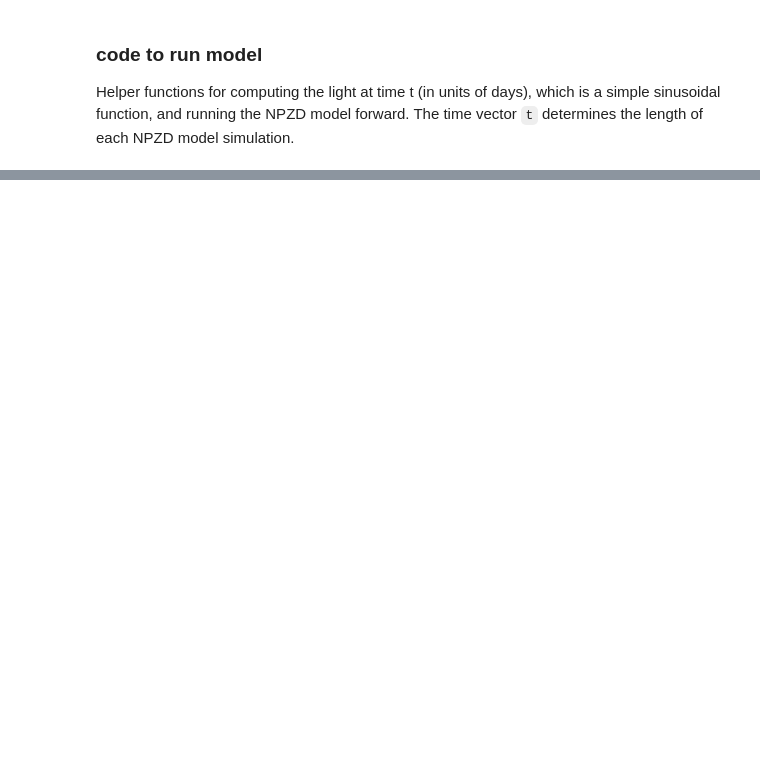
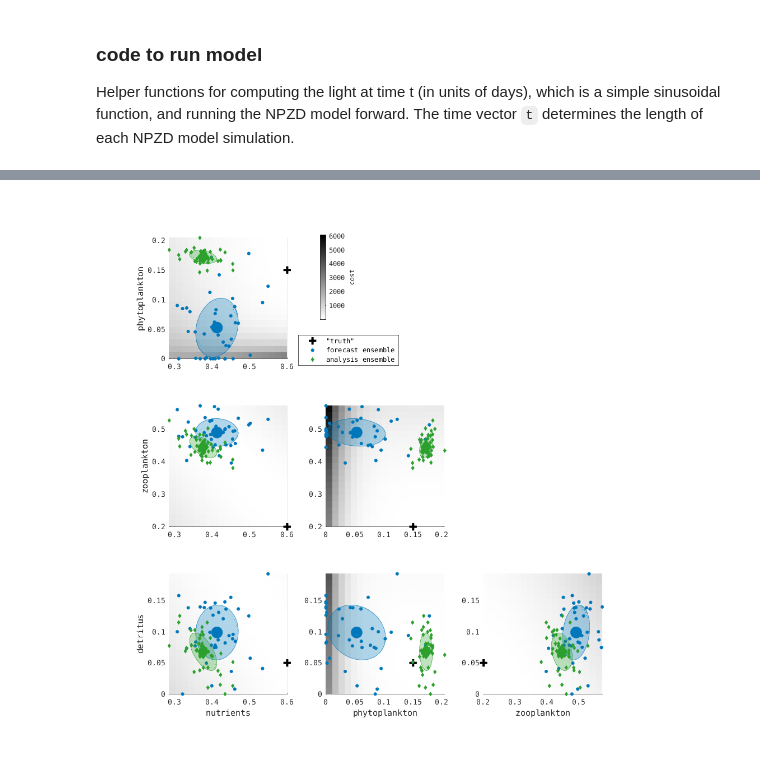
Before and after one commit to jpmattern/obm-primer, a Jupyter notebook: state_estimation_enkf_matlab.ipynb, the cells around one changed output, grey strips where cells are left out. Cells and saved outputs as stored; diff of their text form; code cells hidden in the pictures; blank space fills up the shorter version.

```diff
--- a/state_estimation_enkf_matlab.ipynb
+++ b/state_estimation_enkf_matlab.ipynb
@@ -214,0 +457,87 @@ end
+# %%
+%plot -w 1000 -h 1000
+
+figure
+
+colormap(flipud(gray));
+nrows = nx0 - 1;
+ncols = nx0 - 1;
+
+state_names = {'nutrients', 'phytoplankton', 'zooplankton', 'detritus'};
+
+vmin = 100000;
+vmax = 0;
+
+for icol = 1:ncols
+    for irow = 1:nrows
+        subplot(nrows, ncols, (irow-1) * nrows + icol)
+
+        if irow < icol
+            set(gca(), 'Visible', 'off')
+            continue
+        end
+
+        ix = icol;
+        iy = irow + 1;
+
+        hold on
+        grid on
+
+        hlegend = nan(1, 3);
+
+        if show_cost
+            key = strcat(variables(ix), variables(iy));
+            if isfield(cost_slices, key)
+                h = pcolor(cost_grid{ix}, cost_grid{iy}, cost_slices.(key)');
+            else
+                key = strcat(variables(iy), variables(ix));
+                h = pcolor(cost_grid{iy}, cost_grid{ix}, cost_slices.(key));
+            end
+            set(h, 'EdgeColor', 'none');
+            vminmax = caxis;
+            vmin = min(vmin, vminmax(1));
+            vmax = max(vmax, vminmax(2));
+        end
+
+        if irow == nrows
+            xlabel(state_names{ix})
+        end
+        if icol == 1
+            ylabel(state_names{iy})
+        end
+        hlegend(1) = plot(x0_true(ix), x0_true(iy), 'LineStyle', 'none', 'Marker', '+', ...
+                          'MarkerEdgeColor', 'k', 'MarkerSize', 10, 'LineWidth', 3);
+        hlegend(2) = draw_ensemble(X([ix, iy], :), [0, 119, 187]/255, 'o');
+        hlegend(3) = draw_ensemble(X_post([ix, iy], :), [44, 160, 44]/255, 'd');
+
+        if show_cost
+            xlim([cost_grid{ix}(1), cost_grid{ix}(end)])
+            ylim([cost_grid{iy}(1), cost_grid{iy}(end)])
+
+            if irow == 1 && icol == 1
+                cb = colorbar('Position', [.4 .78 .01 .15]);
+                cb.Label.String = 'cost';
+            end
+        end
+        if irow == 1 && icol == 1
+            legend(hlegend, {'"truth"', 'forecast ensemble', 'analysis ensemble'}, 'Position', [.4 .7 .1 .05])
+        end
+    end
+end
+
+
+if show_cost
+    % equalize color scale for background cost function across panels
+    for icol = 1:ncols
+        for irow = 1:nrows
+            subplot(nrows, ncols, (irow-1) * nrows + icol)
+
+            if irow < icol
+                continue
+            end
+            caxis([vmin, vmax])
+        end
+    end
+end
+# %% [output]
+[figure, added]
```
Also changed, not shown: parts of 28 cells of this notebook.
